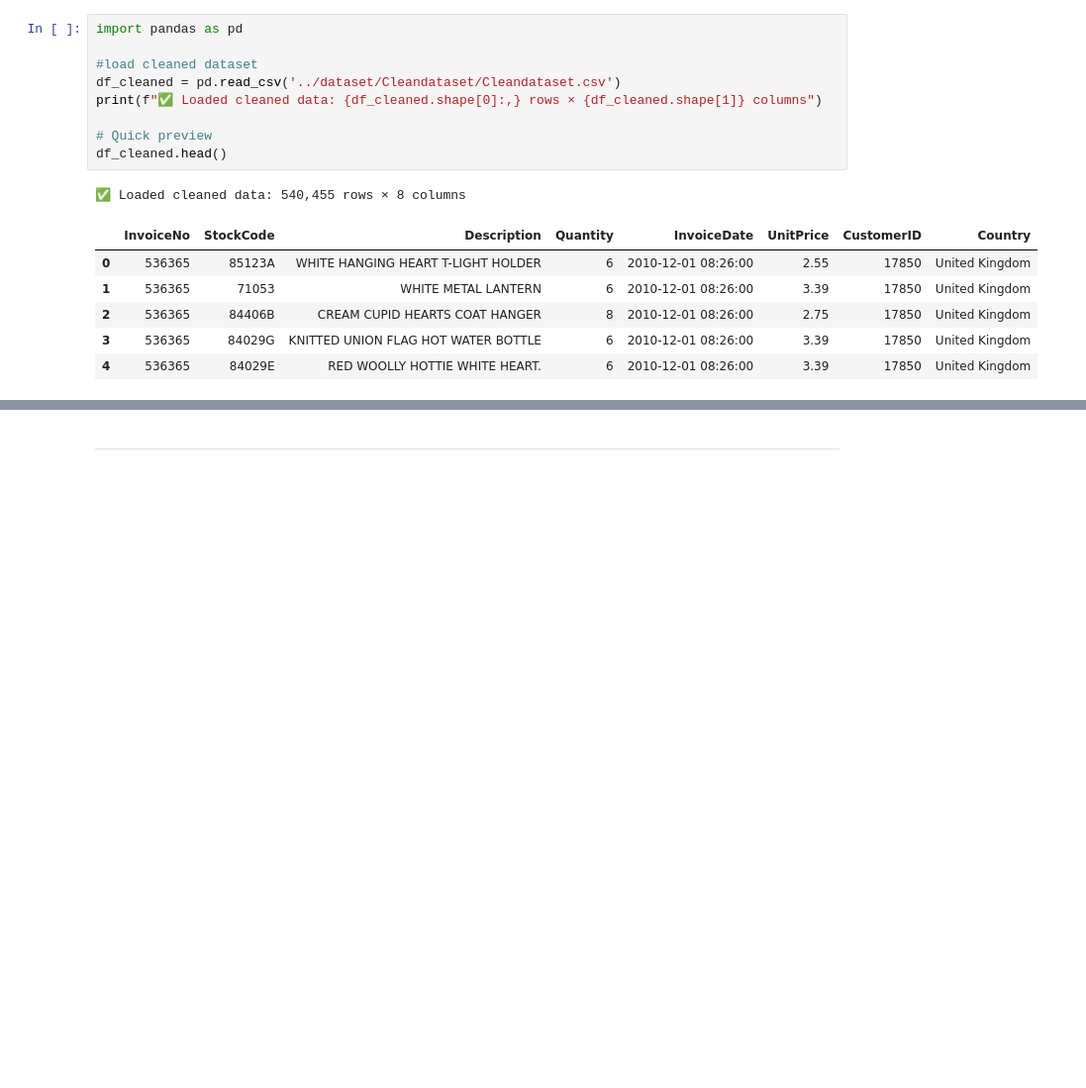
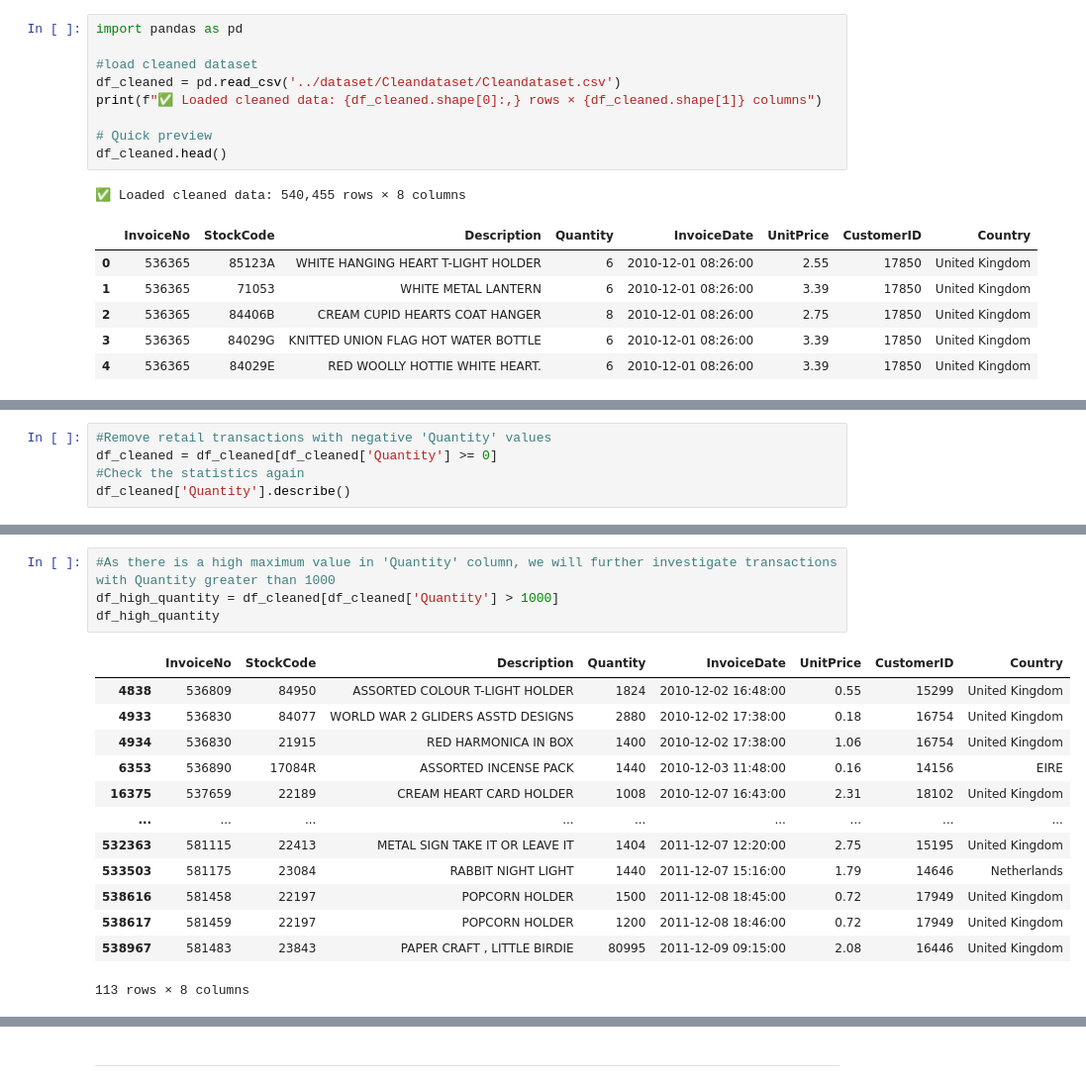
Before and after one commit to lehaanwar/OnlineRetailTransactionsDataset, a Jupyter notebook: jupyter_notebooks/Notebook_Template.ipynb, the cells around one changed output, grey strips where cells are left out. Shown at 99% size. Cells and saved outputs as stored; diff of their text form; blank space fills up the shorter version.

```diff
--- a/jupyter_notebooks/Notebook_Template.ipynb
+++ b/jupyter_notebooks/Notebook_Template.ipynb
@@ -279,0 +303,5 @@ df_cleaned.head()
+# %%
+#Remove retail transactions with negative 'Quantity' values
+df_cleaned = df_cleaned[df_cleaned['Quantity'] >= 0]
+#Check the statistics again
+df_cleaned['Quantity'].describe()
@@ -279,0 +318,18 @@ df_cleaned.head()
+# %%
+#As there is a high maximum value in 'Quantity' column, we will further investigate transactions with Quantity greater than 1000
+df_high_quantity = df_cleaned[df_cleaned['Quantity'] > 1000]
+df_high_quantity
+# %% [output]
+|  | InvoiceNo | StockCode | Description | Quantity | InvoiceDate | UnitPrice | CustomerID | Country |
+| 4838 | 536809 | 84950 | ASSORTED COLOUR T-LIGHT HOLDER | 1824 | 2010-12-02 16:48:00 | 0.55 | 15299 | United Kingdom |
+| 4933 | 536830 | 84077 | WORLD WAR 2 GLIDERS ASSTD DESIGNS | 2880 | 2010-12-02 17:38:00 | 0.18 | 16754 | United Kingdom |
+| 4934 | 536830 | 21915 | RED HARMONICA IN BOX | 1400 | 2010-12-02 17:38:00 | 1.06 | 16754 | United Kingdom |
+| 6353 | 536890 | 17084R | ASSORTED INCENSE PACK | 1440 | 2010-12-03 11:48:00 | 0.16 | 14156 | EIRE |
+| 16375 | 537659 | 22189 | CREAM HEART CARD HOLDER | 1008 | 2010-12-07 16:43:00 | 2.31 | 18102 | United Kingdom |
+| ... | ... | ... | ... | ... | ... | ... | ... | ... |
+| 532363 | 581115 | 22413 | METAL SIGN TAKE IT OR LEAVE IT | 1404 | 2011-12-07 12:20:00 | 2.75 | 15195 | United Kingdom |
+| 533503 | 581175 | 23084 | RABBIT NIGHT LIGHT | 1440 | 2011-12-07 15:16:00 | 1.79 | 14646 | Netherlands |
+| 538616 | 581458 | 22197 | POPCORN HOLDER | 1500 | 2011-12-08 18:45:00 | 0.72 | 17949 | United Kingdom |
+| 538617 | 581459 | 22197 | POPCORN HOLDER | 1200 | 2011-12-08 18:46:00 | 0.72 | 17949 | United Kingdom |
+| 538967 | 581483 | 23843 | PAPER CRAFT , LITTLE BIRDIE | 80995 | 2011-12-09 09:15:00 | 2.08 | 16446 | United Kingdom |
+113 rows × 8 columns
```
Also changed, not shown: parts of 9 cells of this notebook, 1 other file.
